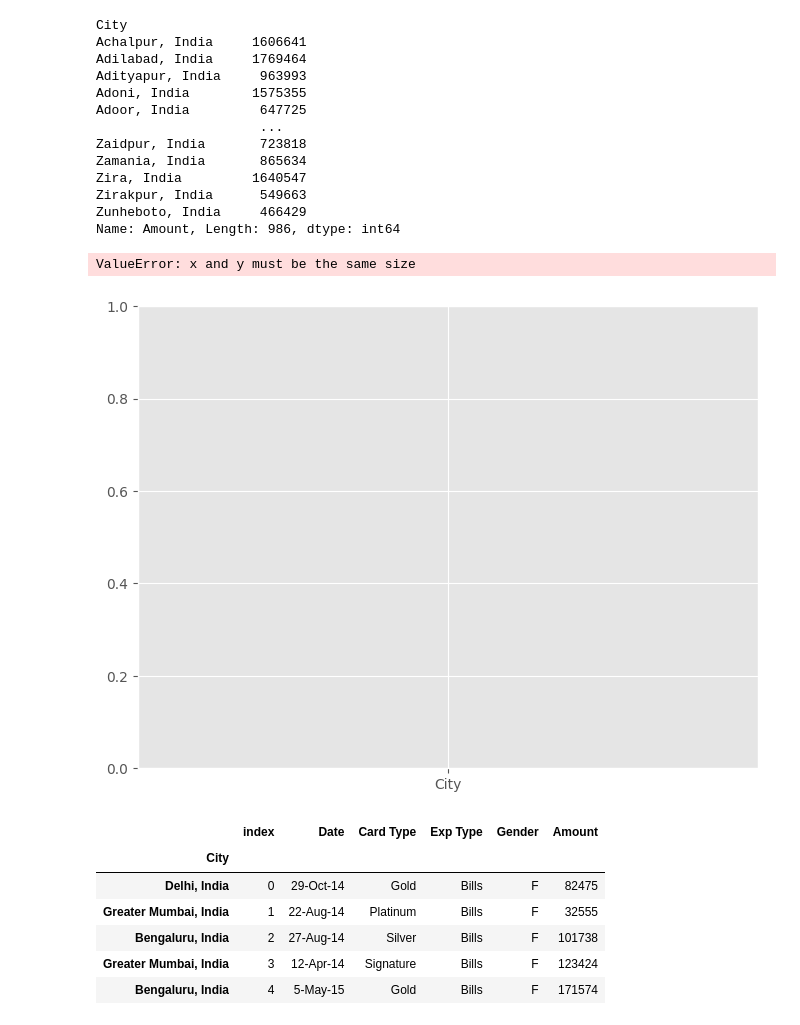
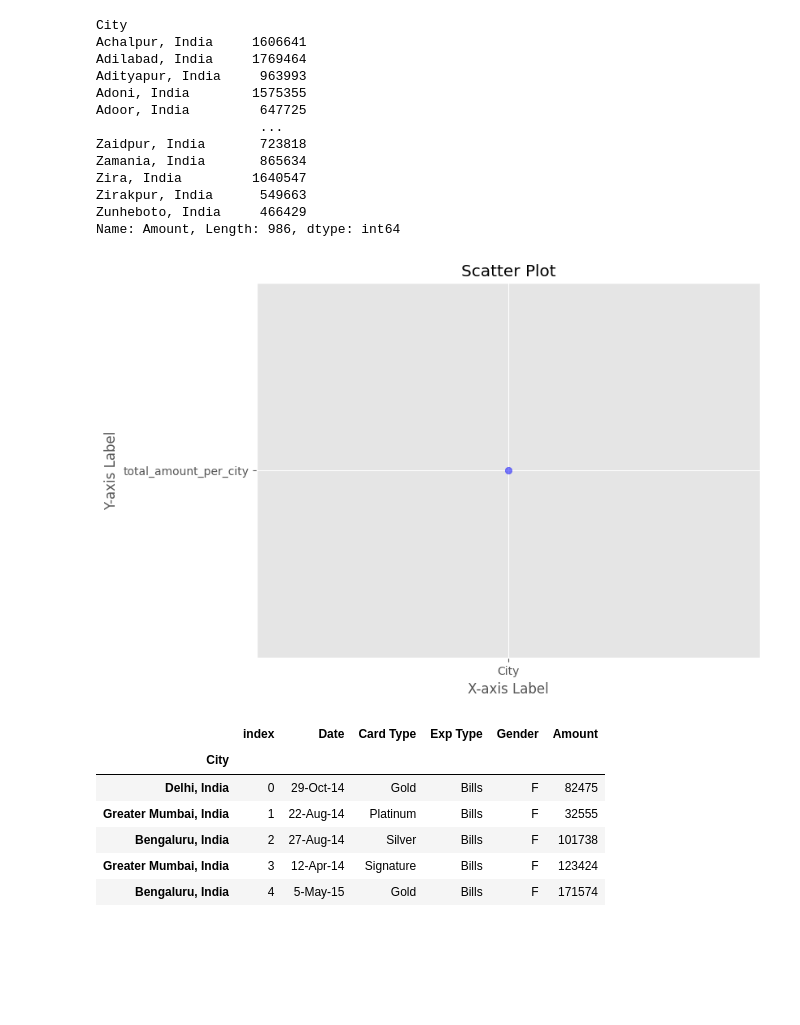
Before and after one commit to DeeptiVeena/Credit_Card_Analysis, a Jupyter notebook: Credit_card.ipynb, the cells around one changed output. Saved outputs shown, nothing was run; the diff lists cells and outputs as text; code cells hidden in the pictures; blank space fills up the shorter version.

```diff
--- a/Credit_card.ipynb
+++ b/Credit_card.ipynb
@@ -68,16 +68,14 @@ Name: Amount, Length: 986, dtype: int64
 # %%
 total_amount_per_city = total_amount_per_city.values
 # %%
-
 plt.figure(figsize=(8, 6))
-plt.scatter(x= 'City',y=total_amount_per_city, color='blue', alpha=0.5)  # Scatter plot with blue color and transparency
+plt.scatter(x= 'City',y='total_amount_per_city', color='blue', alpha=0.5)  # Scatter plot with blue color and transparency
 plt.title('Scatter Plot')
 plt.xlabel('X-axis Label')
 plt.ylabel('Y-axis Label')
 plt.show()
 # %% [output]
-ValueError: x and y must be the same size
-[figure, old version]
+[figure, new version]
 # %%
 # %% [output]
 |  | index | Date | Card Type | Exp Type | Gender | Amount |
```
